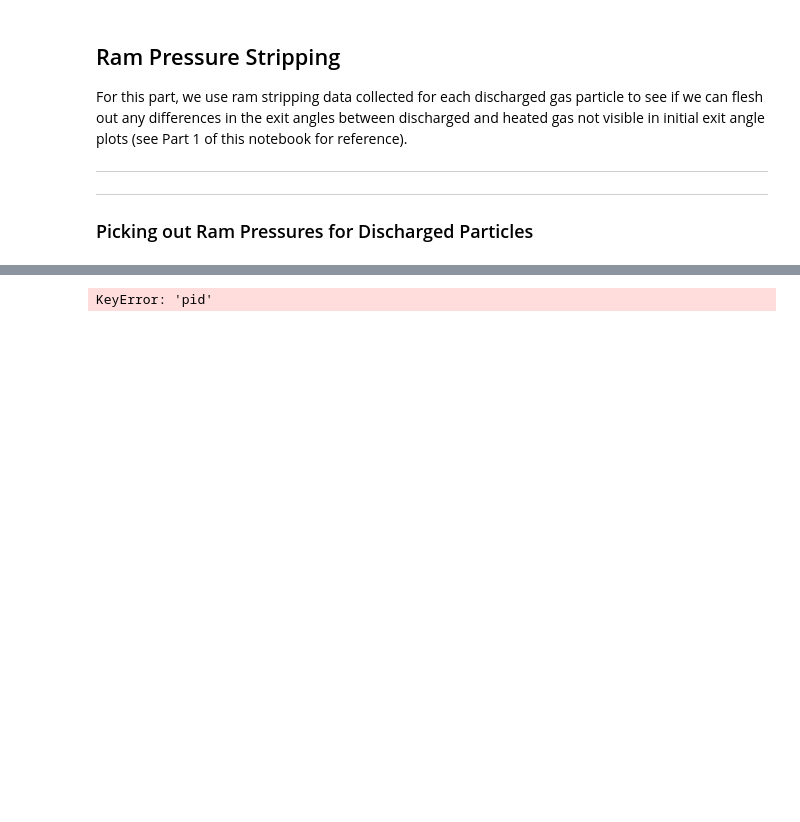
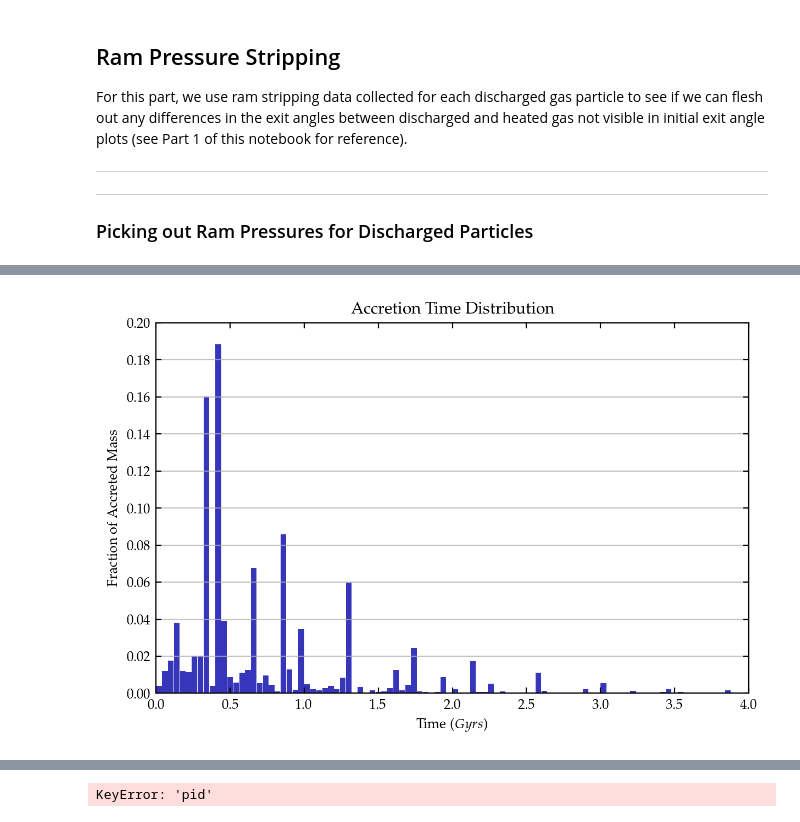
Before and after one commit to leoglonz/Astro_map, a Jupyter notebook: StellarFeedback_p3.ipynb, the cells around one changed output, grey strips where cells are left out. Saved outputs shown, nothing was run; the diff lists cells and outputs as text; code cells hidden in the pictures; blank space fills up the shorter version.

```diff
--- a/StellarFeedback_p3.ipynb
+++ b/StellarFeedback_p3.ipynb
@@ -84,0 +117,11 @@ KeyError: 'time'
+# %%
+# creating weight attributes for plotting.
+predischarged['weight'] = predischarged['mass'] / predischarged['mass'].sum()
+
+discharged['weight'] = discharged['mass'] / discharged['mass'].sum()
+
+accreted['weight'] = accreted['mass'] / accreted['mass'].sum()
+
+preheated['weight'] = preheated['mass'] / preheated['mass'].sum()
+
+heated['weight'] = heated['mass'] / heated['mass'].sum()
@@ -84,0 +174,20 @@ KeyError: 'time'
+# %%
+# basic histogram of accretion times to get a general sense of what the distribution looks like.
+plt.figure()
+plt.hist(accreted.recycleTime, bins=100, weights=accreted.weight, color='#0504aa', alpha=0.8, rwidth=0.95, range=(0, 4))
+
+
+plt.grid(axis='y', alpha=0.75)
+plt.xlabel('Time ($Gyrs$)')
+plt.ylabel('Fraction of Accreted Mass')
+plt.title('Accretion Time Distribution')
+
+plt.xlim(0,4)
+plt.ylim(0,0.2)
+
+plt.locator_params(axis="x", nbins=10)
+plt.locator_params(axis="y", nbins=10)
+
+plt.show()
+# %% [output]
+[figure, added]
```
Also changed, not shown: parts of 12 cells of this notebook, 4 other files.
